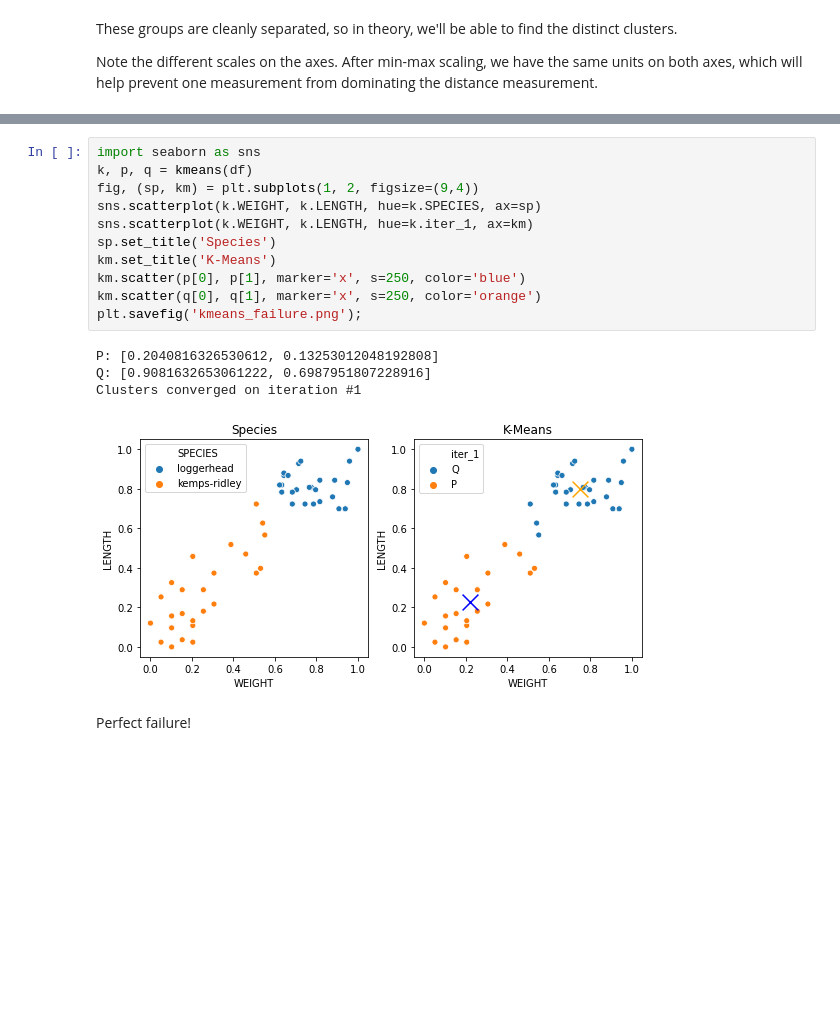
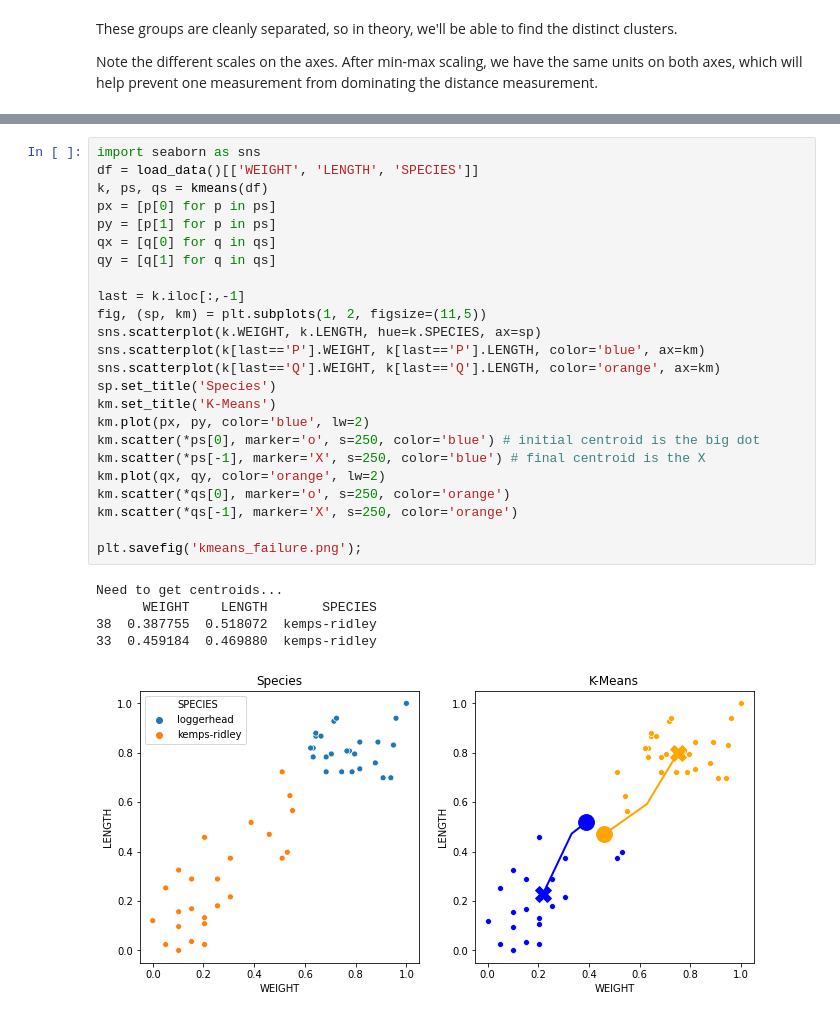
Before and after one commit to danhales/kmeans-turtles, a Jupyter notebook: kmeans-turtles.ipynb, the cells around one changed output, grey strips where cells are left out. Drawn from its saved outputs; the diff is of its cells as text; blank space fills up the shorter version.

```diff
--- a/kmeans-turtles.ipynb
+++ b/kmeans-turtles.ipynb
@@ -141,18 +145,30 @@ Clusters converged on iteration #1
 # %%
 import seaborn as sns
-k, p, q = kmeans(df)
-fig, (sp, km) = plt.subplots(1, 2, figsize=(9,4))
+df = load_data()[['WEIGHT', 'LENGTH', 'SPECIES']]
+k, ps, qs = kmeans(df)
+px = [p[0] for p in ps]
+py = [p[1] for p in ps]
+qx = [q[0] for q in qs]
+qy = [q[1] for q in qs]
+
+last = k.iloc[:,-1]
+fig, (sp, km) = plt.subplots(1, 2, figsize=(11,5))
 sns.scatterplot(k.WEIGHT, k.LENGTH, hue=k.SPECIES, ax=sp)
-sns.scatterplot(k.WEIGHT, k.LENGTH, hue=k.iter_1, ax=km)
+sns.scatterplot(k[last=='P'].WEIGHT, k[last=='P'].LENGTH, color='blue', ax=km)
+sns.scatterplot(k[last=='Q'].WEIGHT, k[last=='Q'].LENGTH, color='orange', ax=km)
 sp.set_title('Species')
 km.set_title('K-Means')
-km.scatter(p[0], p[1], marker='x', s=250, color='blue')
-km.scatter(q[0], q[1], marker='x', s=250, color='orange')
+km.plot(px, py, color='blue', lw=2)
+km.scatter(*ps[0], marker='o', s=250, color='blue') # initial centroid is the big dot
+km.scatter(*ps[-1], marker='X', s=250, color='blue') # final centroid is the X
+km.plot(qx, qy, color='orange', lw=2)
+km.scatter(*qs[0], marker='o', s=250, color='orange')
+km.scatter(*qs[-1], marker='X', s=250, color='orange')
+
 plt.savefig('kmeans_failure.png');
 # %% [output]
-P: [0.2040816326530612, 0.13253012048192808]
-Q: [0.9081632653061222, 0.6987951807228916]
-Clusters converged on iteration #1
+Need to get centroids...
+      WEIGHT    LENGTH       SPECIES
+38  0.387755  0.518072  kemps-ridley
+33  0.459184  0.469880  kemps-ridley
-[figure, old version]
+[figure, new version]
-# %% [markdown]
-Perfect failure!
```
Also changed, not shown: parts of 5 cells of this notebook, 1 other file.
